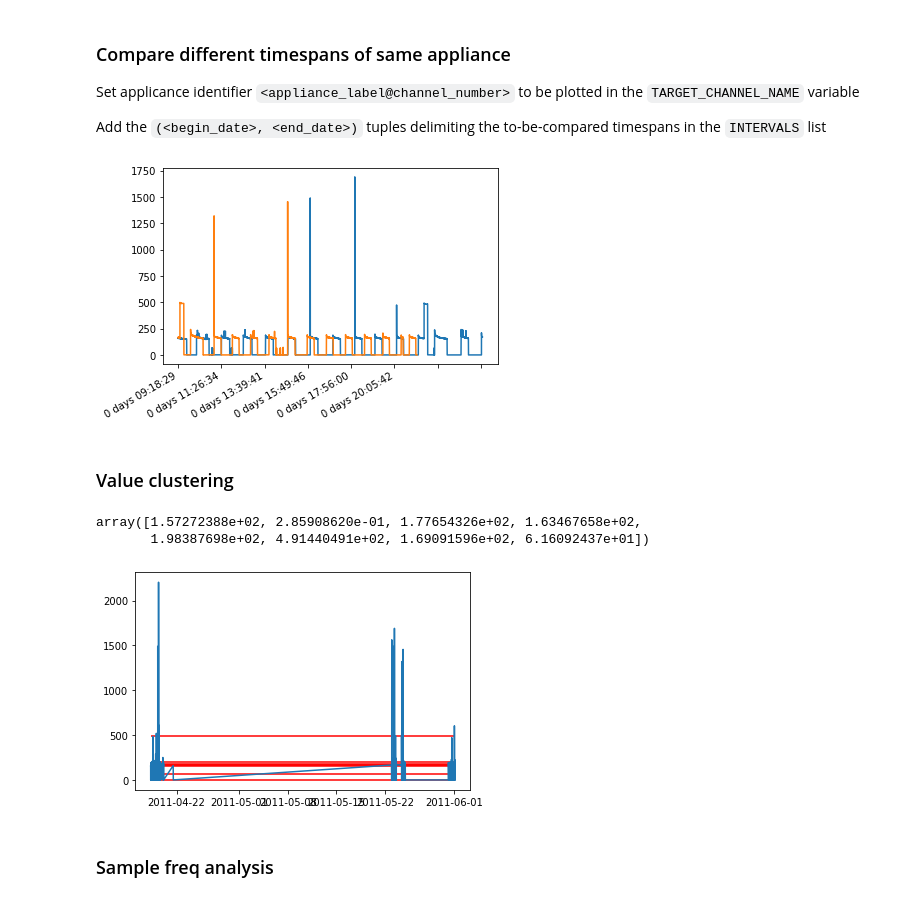
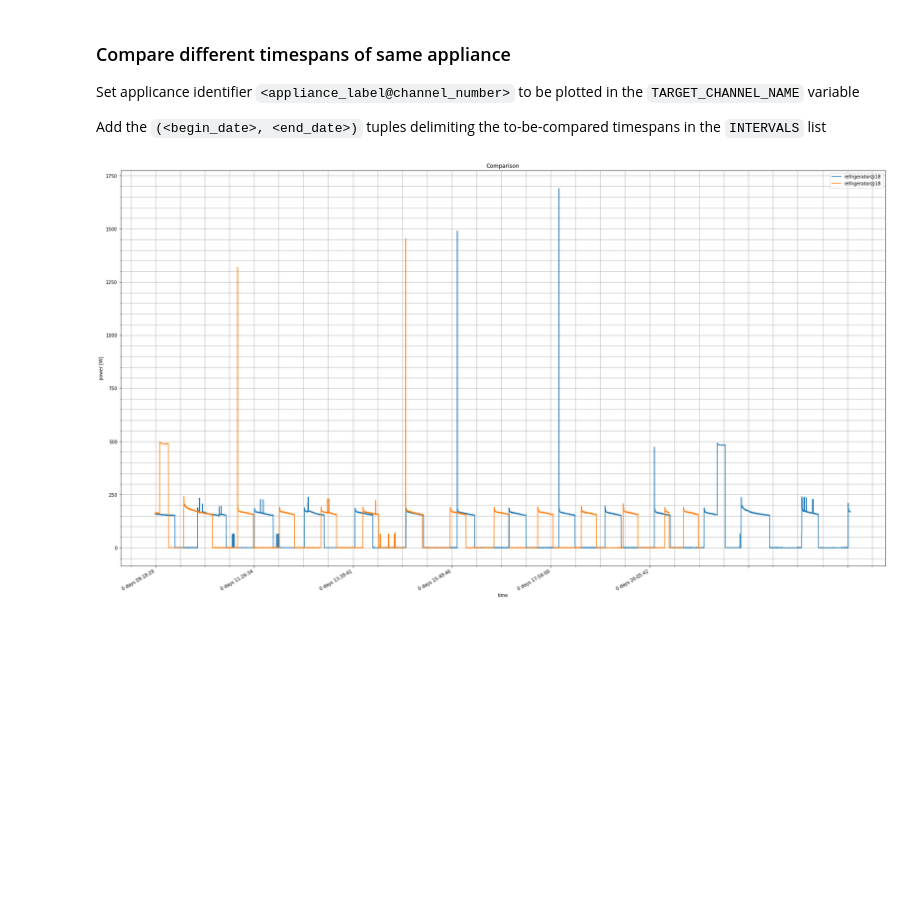
Before and after one commit to andredami/electrical-power-signature-extraction, a Jupyter notebook: REDD-exploration.ipynb, the cells around one changed output. Saved outputs shown, nothing was run; the diff lists cells and outputs as text; code cells hidden in the pictures; blank space fills up the shorter version.

Commit message:
Power banding complete

```diff
--- a/REDD-exploration.ipynb
+++ b/REDD-exploration.ipynb
@@ -8,6 +8,9 @@ from pathlib import Path
 import matplotlib.pyplot as plt
 import datetime
 import math
+
+%matplotlib inline
+plt.rcParams['figure.figsize'] = (30.0, 20.0)
 # %% [markdown]
 ## Import dataset
 # %%
@@ -95,33 +95,26 @@ INTERVALS = [
     ('2011-05-24 00:00:00', '2011-05-25 00:00:00')
 ]
 # %%
-%matplotlib inline
 timeseries = [(datetime.datetime.strptime(b, '%Y-%m-%d %H:%M:%S'), channel.loc[b:e]) for (b,e) in INTERVALS]
+
+fig = plt.figure()
+fig.subplots_adjust(top=0.8)
+axes = fig.add_subplot(1,1,1)
+axes.set_title('Comparison')
+axes.set_xlabel('time')
+axes.set_ylabel('power [W]')
+
 ax = None
 for (b, ts) in timeseries:
     ts.index = ts.index - b
     if ax is None:
-        ax = ts.plot()
+        ax = ts.plot(label = TARGET_CHANNEL_NAME)
     else:
-        ts.plot(ax=ax)
+        ts.plot(ax=ax, label = TARGET_CHANNEL_NAME)
+
+axes.legend()
+axes.minorticks_on()
+axes.grid(which='both')
+plt.show()
 # %% [output]
-[figure, old version]
+[figure, new version]
-# %% [markdown]
-### Value clustering
-# %%
-from scipy.cluster.vq import vq, kmeans, whiten
-
-N_CLUSTER = 10
-
-centroids, distortion = kmeans(channel.to_numpy(), N_CLUSTER)
-
-plt.plot(channel)
-plt.hlines(centroids, channel.index.min(), channel.index.max(), colors='r')
-
-centroids
-# %% [output]
-array([1.57272388e+02, 2.85908620e-01, 1.77654326e+02, 1.63467658e+02,
-       1.98387698e+02, 4.91440491e+02, 1.69091596e+02, 6.16092437e+01])
-[figure, removed]
-# %% [markdown]
-### Sample freq analysis
```
Also changed, not shown: parts of 16 cells of this notebook, 1 other file.
